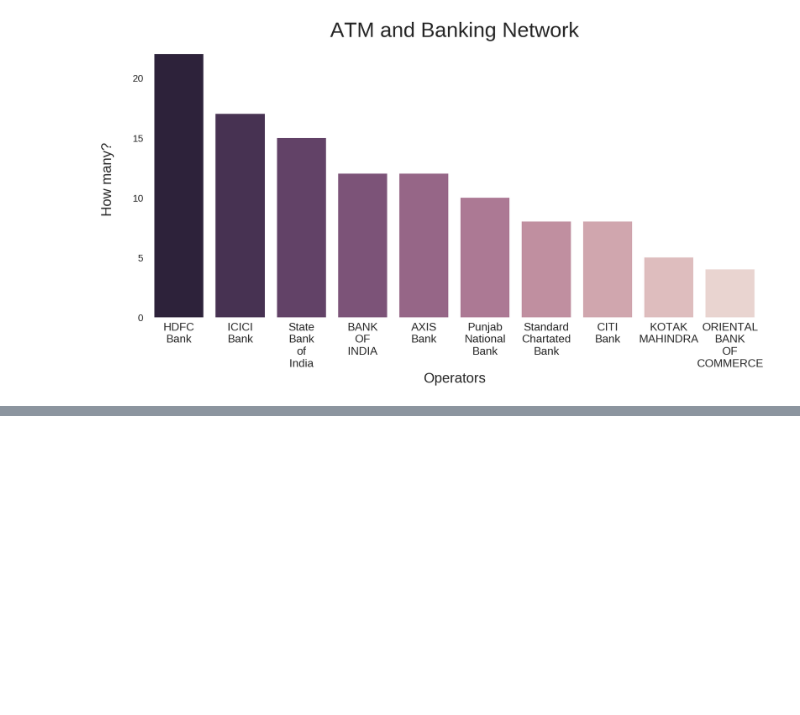
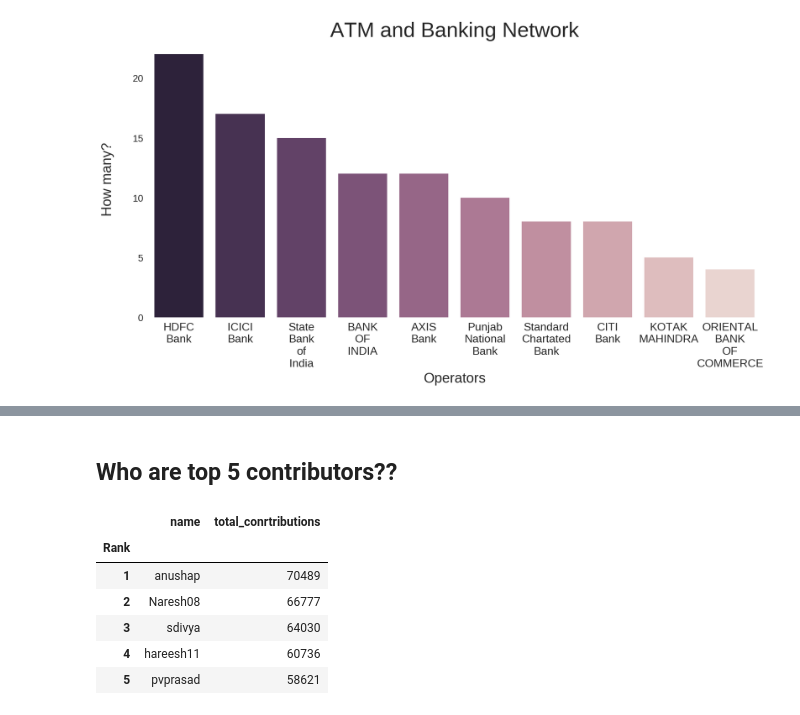
Before and after one commit to MayukhSobo/OpenStreetMap, a Jupyter notebook: Report.ipynb, the cells around one changed output, grey strips where cells are left out. Cells and saved outputs as stored; diff of their text form; code cells hidden in the pictures; blank space fills up the shorter version.

```diff
--- a/Report.ipynb
+++ b/Report.ipynb
@@ -159,0 +193,24 @@ plot_top_10_operators(get_bankAndATMs())
+# %% [markdown]
+## Who are top 5 contributors??
+# %%
+def get_top_contributors():
+    match = {"$match": {"created": {"$exists": 1}}}
+    group = {"$group": {"_id": "$created.user", "total": {"$sum": 1}}}
+    sort = {"$sort": {"total": -1}}
+    project = {"$project": {"_id": 0, "name": "$_id", "total_conrtributions": "$total"}}
+    limit = {"$limit": 5}
+    pipeline = [match, group, sort, project, limit]
+    db = get_db('udacity')
+    return aggregate(db, pipeline)
+# %%
+data = pd.DataFrame(get_top_contributors())
+data['Rank'] = range(1, 6)
+data.set_index('Rank')
+# %% [output]
+|  | name | total_conrtributions |
+| Rank |  |  |
+| 1 | anushap | 70489 |
+| 2 | Naresh08 | 66777 |
+| 3 | sdivya | 64030 |
+| 4 | hareesh11 | 60736 |
+| 5 | pvprasad | 58621 |
```
Also changed, not shown: parts of 3 cells of this notebook, 2 other files.
